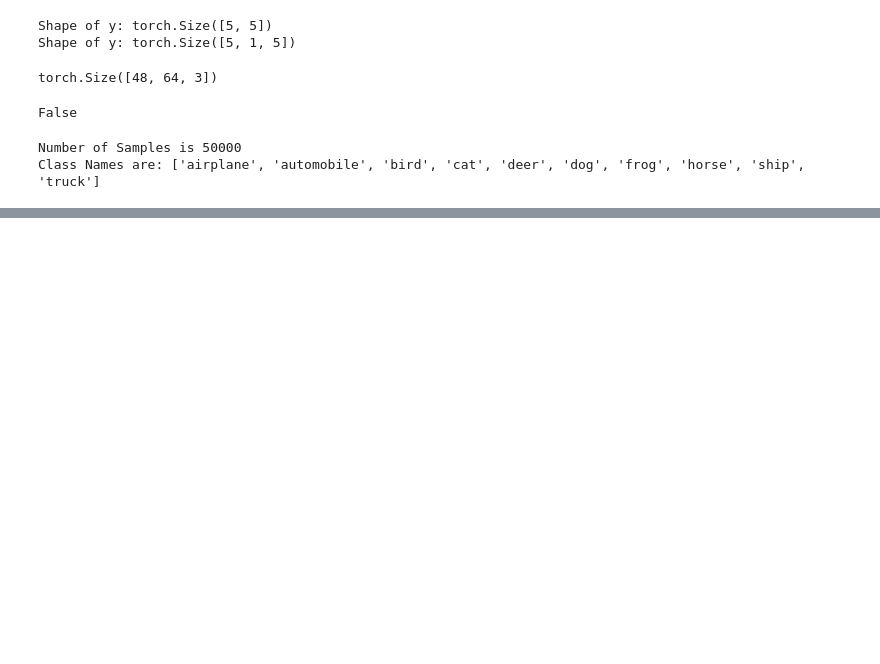
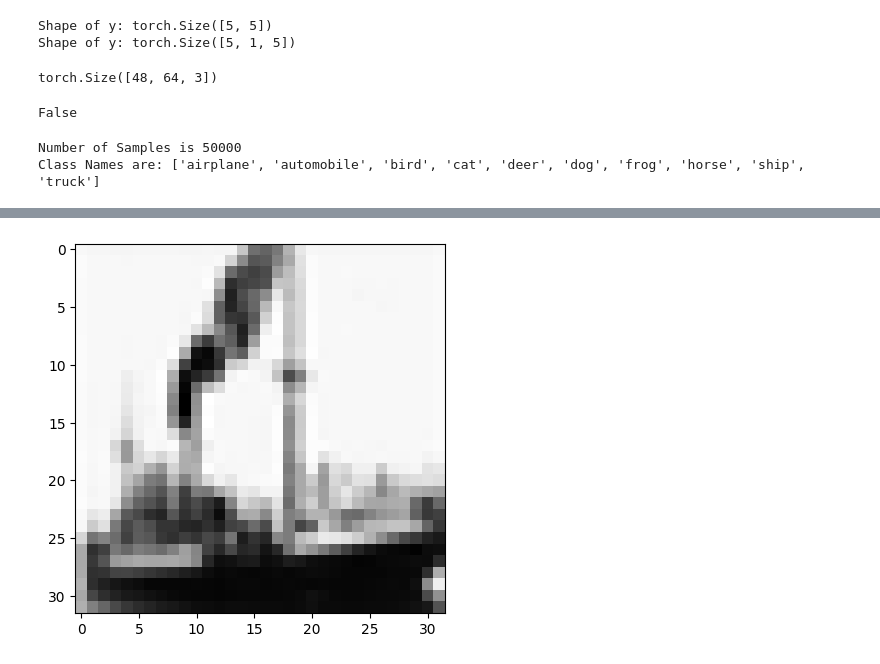
Before and after one commit to abdulquawiyy-owolabi/Deep-Learning, a Jupyter notebook: Deep_Learning_Week_1.ipynb, the cells around one changed output, grey strips where cells are left out. Saved outputs shown, nothing was run; the diff lists cells and outputs as text; code cells hidden in the pictures; blank space fills up the shorter version.

```diff
--- a/Deep_Learning_Week_1.ipynb
+++ b/Deep_Learning_Week_1.ipynb
@@ -424,0 +459,15 @@ plt.show()
+# %%
+def my_data_load():
+  data = datasets.CIFAR10(
+      root='/data',
+      download=True,
+      transform=Compose([ToTensor(), Grayscale()])
+  )
+  image, label = data[random.randint(0, len(data))]
+  plt.imshow(image.squeeze(), cmap='gray')
+  plt.show()
+  return data
+
+data = my_data_load()
+# %% [output]
+[figure, added]
```
Also changed, not shown: parts of 22 cells of this notebook.
